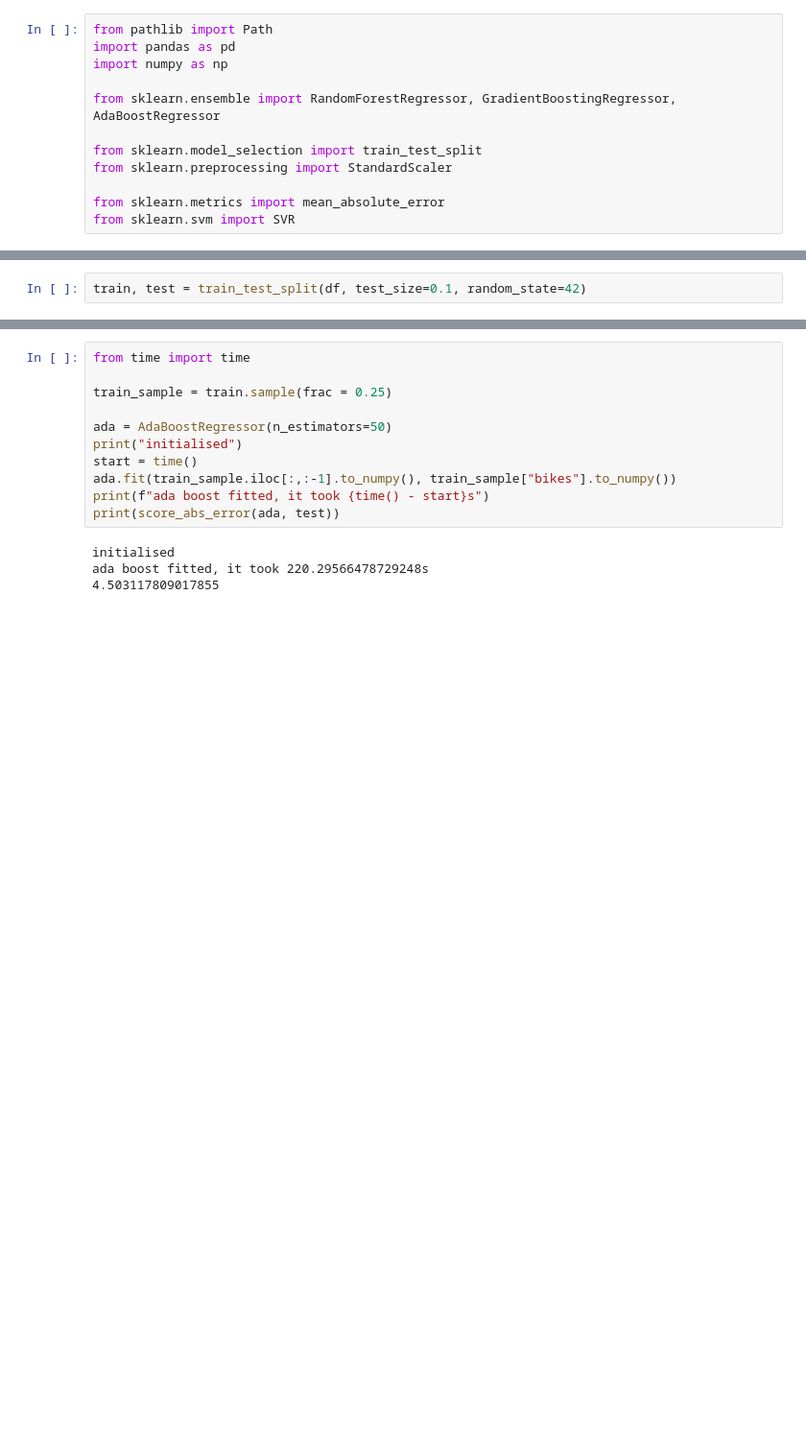
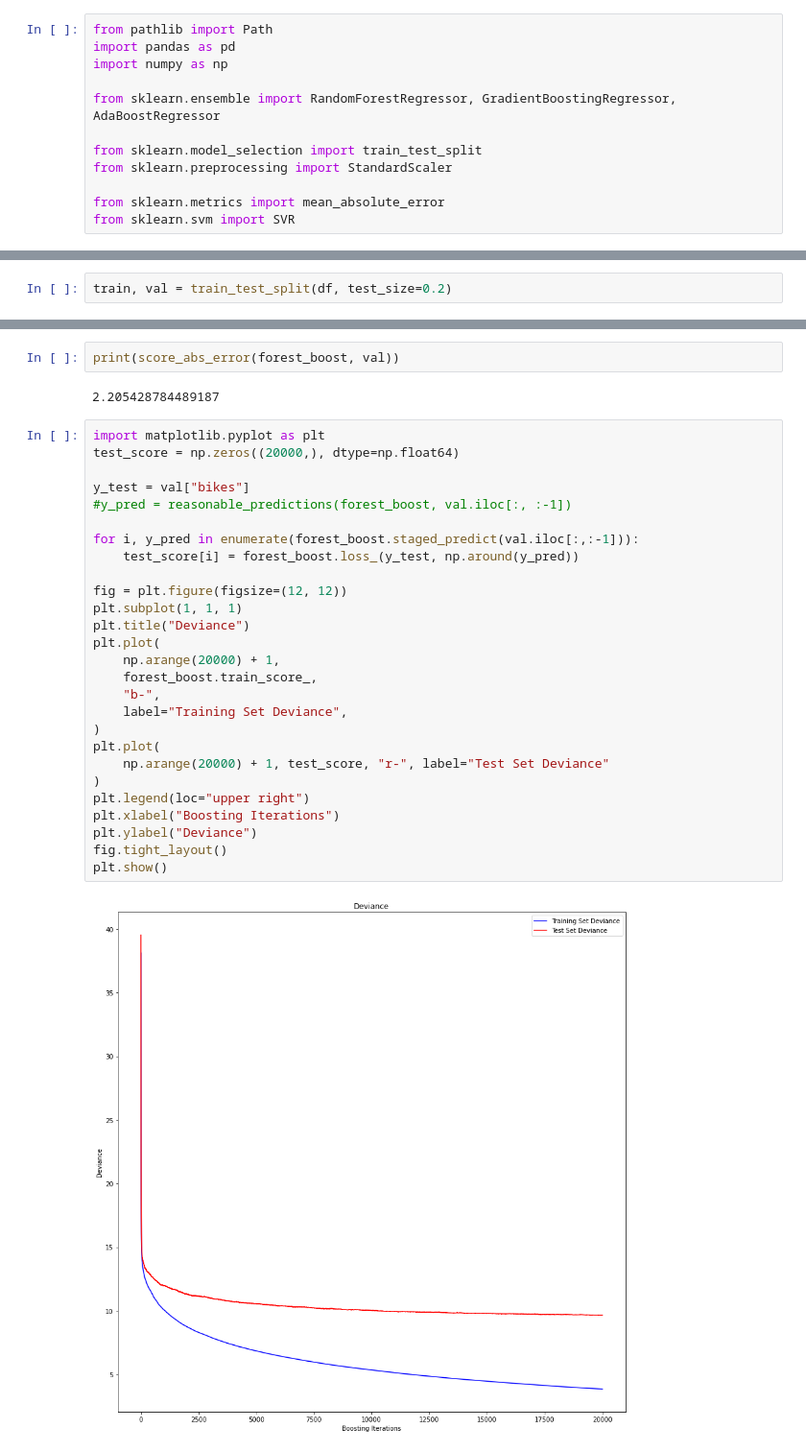
Before and after one commit to phillipSloan/MoreBikes, a Jupyter notebook: first_try.ipynb, the cells around one changed output, grey strips where cells are left out. Shown at 96% size. Saved outputs shown, nothing was run; the diff lists cells and outputs as text; blank space fills up the shorter version.

```diff
--- a/first_try.ipynb
+++ b/first_try.ipynb
@@ -100,5 +181,5 @@ short_profile_3h_diff_bikes             0.048514
 # %%
-train, test = train_test_split(df, test_size=0.1, random_state=42)
+train, val = train_test_split(df, test_size=0.2)
 # %%
 df
 # %% [output]
@@ -142,15 +222,33 @@ initialised
-# %%
-from time import time
-
-train_sample = train.sample(frac = 0.25)
-
-ada = AdaBoostRegressor(n_estimators=50)
-print("initialised")
-start = time()
-ada.fit(train_sample.iloc[:,:-1].to_numpy(), train_sample["bikes"].to_numpy())
-print(f"ada boost fitted, it took {time() - start}s")
-print(score_abs_error(ada, test))
-# %% [output]
-initialised
-ada boost fitted, it took 220.29566478729248s
-4.503117809017855
+# %%
+print(score_abs_error(forest_boost, val))
+# %% [output]
+2.205428784489187
+# %%
+import matplotlib.pyplot as plt
+test_score = np.zeros((20000,), dtype=np.float64)
+
+y_test = val["bikes"]
+#y_pred = reasonable_predictions(forest_boost, val.iloc[:, :-1])
+
+for i, y_pred in enumerate(forest_boost.staged_predict(val.iloc[:,:-1])):
+    test_score[i] = forest_boost.loss_(y_test, np.around(y_pred))
+
+fig = plt.figure(figsize=(12, 12))
+plt.subplot(1, 1, 1)
+plt.title("Deviance")
+plt.plot(
+    np.arange(20000) + 1,
+    forest_boost.train_score_,
+    "b-",
+    label="Training Set Deviance",
+)
+plt.plot(
+    np.arange(20000) + 1, test_score, "r-", label="Test Set Deviance"
+)
+plt.legend(loc="upper right")
+plt.xlabel("Boosting Iterations")
+plt.ylabel("Deviance")
+fig.tight_layout()
+plt.show()
+# %% [output]
+[figure, added]
```
Also changed, not shown: parts of 10 cells of this notebook, 2 other files.
